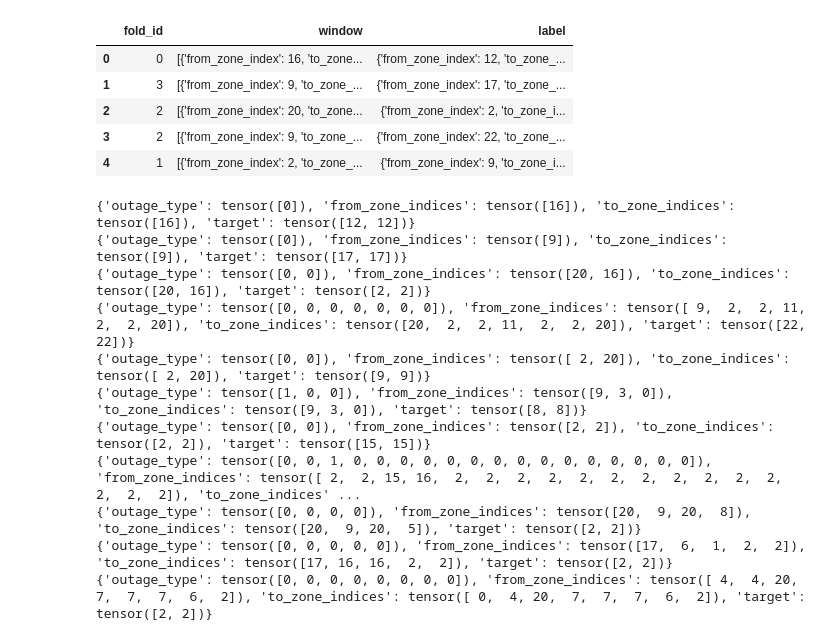
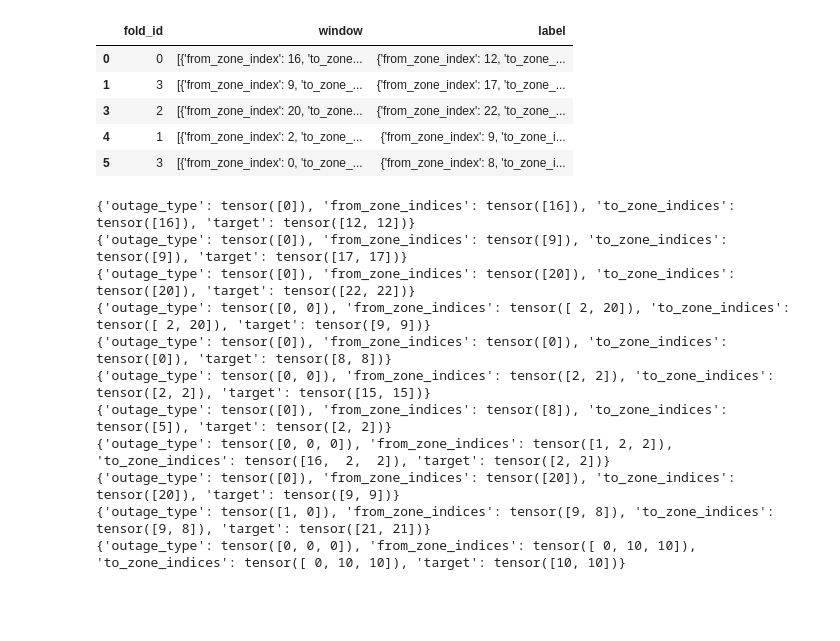
Before and after one commit to mohamad-hasan-sohan-ajini/predictive-maintenance, a Jupyter notebook: src/predictive_maintenance_xgboost_where.ipynb, the cells around one changed output. Cells and saved outputs as stored; diff of their text form; code cells hidden in the pictures; blank space fills up the shorter version.

```diff
--- a/src/predictive_maintenance_xgboost_where.ipynb
+++ b/src/predictive_maintenance_xgboost_where.ipynb
@@ -7,29 +7,30 @@ OUTPUT_DIR = Path("model_outputs")
 
 RANDOM_STATE = 42
 # %%
-dataset_path = Path("output/dataset_winsize5h_where.csv")
+dataset_path = Path("output/dataset_winsize1h_where.csv")
 # %%
 import json
 
 import pandas as pd
 
 where_df = pd.read_csv(
     dataset_path,
     dtype={"fold_id": "int64"},
     converters={
         "window": json.loads,
         "label": json.loads,
     },
 )
+where_df = where_df.loc[~where_df["is_bg"]].drop(columns="is_bg")
 
 where_df.head()
 # %% [output]
 |  | fold_id | window | label |
 | 0 | 0 | [{'from_zone_index': 16, 'to_zone... | {'from_zone_index': 12, 'to_zone_... |
 | 1 | 3 | [{'from_zone_index': 9, 'to_zone_... | {'from_zone_index': 17, 'to_zone_... |
-| 2 | 2 | [{'from_zone_index': 20, 'to_zone... | {'from_zone_index': 2, 'to_zone_i... |
-| 3 | 2 | [{'from_zone_index': 9, 'to_zone_... | {'from_zone_index': 22, 'to_zone_... |
+| 3 | 2 | [{'from_zone_index': 20, 'to_zone... | {'from_zone_index': 22, 'to_zone_... |
 | 4 | 1 | [{'from_zone_index': 2, 'to_zone_... | {'from_zone_index': 9, 'to_zone_i... |
+| 5 | 3 | [{'from_zone_index': 0, 'to_zone_... | {'from_zone_index': 8, 'to_zone_i... |
 # %%
 import torch
 from torch.nn.utils.rnn import pad_sequence
@@ -93,15 +94,15 @@ for i, sample_dict in enumerate(train_where_dataset):
 # %% [output]
 {'outage_type': tensor([0]), 'from_zone_indices': tensor([16]), 'to_zone_indices': tensor([16]), 'target': tensor([12, 12])}
 {'outage_type': tensor([0]), 'from_zone_indices': tensor([9]), 'to_zone_indices': tensor([9]), 'target': tensor([17, 17])}
-{'outage_type': tensor([0, 0]), 'from_zone_indices': tensor([20, 16]), 'to_zone_indices': tensor([20, 16]), 'target': tensor([2, 2])}
-{'outage_type': tensor([0, 0, 0, 0, 0, 0, 0]), 'from_zone_indices': tensor([ 9,  2,  2, 11,  2,  2, 20]), 'to_zone_indices': tensor([20,  2,  2, 11,  2,  2, 20]), 'target': tensor([22, 22])}
+{'outage_type': tensor([0]), 'from_zone_indices': tensor([20]), 'to_zone_indices': tensor([20]), 'target': tensor([22, 22])}
 {'outage_type': tensor([0, 0]), 'from_zone_indices': tensor([ 2, 20]), 'to_zone_indices': tensor([ 2, 20]), 'target': tensor([9, 9])}
-{'outage_type': tensor([1, 0, 0]), 'from_zone_indices': tensor([9, 3, 0]), 'to_zone_indices': tensor([9, 3, 0]), 'target': tensor([8, 8])}
+{'outage_type': tensor([0]), 'from_zone_indices': tensor([0]), 'to_zone_indices': tensor([0]), 'target': tensor([8, 8])}
 {'outage_type': tensor([0, 0]), 'from_zone_indices': tensor([2, 2]), 'to_zone_indices': tensor([2, 2]), 'target': tensor([15, 15])}
-{'outage_type': tensor([0, 0, 1, 0, 0, 0, 0, 0, 0, 0, 0, 0, 0, 0, 0, 0, 0, 0]), 'from_zone_indices': tensor([ 2,  2, 15, 16,  2,  2,  2,  2,  2,  2,  2,  2,  2,  2,  2,  2,  2,  2]), 'to_zone_indices' ...
-{'outage_type': tensor([0, 0, 0, 0]), 'from_zone_indices': tensor([20,  9, 20,  8]), 'to_zone_indices': tensor([20,  9, 20,  5]), 'target': tensor([2, 2])}
-{'outage_type': tensor([0, 0, 0, 0, 0]), 'from_zone_indices': tensor([17,  6,  1,  2,  2]), 'to_zone_indices': tensor([17, 16, 16,  2,  2]), 'target': tensor([2, 2])}
-{'outage_type': tensor([0, 0, 0, 0, 0, 0, 0, 0]), 'from_zone_indices': tensor([ 4,  4, 20,  7,  7,  7,  6,  2]), 'to_zone_indices': tensor([ 0,  4, 20,  7,  7,  7,  6,  2]), 'target': tensor([2, 2])}
+{'outage_type': tensor([0]), 'from_zone_indices': tensor([8]), 'to_zone_indices': tensor([5]), 'target': tensor([2, 2])}
+{'outage_type': tensor([0, 0, 0]), 'from_zone_indices': tensor([1, 2, 2]), 'to_zone_indices': tensor([16,  2,  2]), 'target': tensor([2, 2])}
+{'outage_type': tensor([0]), 'from_zone_indices': tensor([20]), 'to_zone_indices': tensor([20]), 'target': tensor([9, 9])}
+{'outage_type': tensor([1, 0]), 'from_zone_indices': tensor([9, 8]), 'to_zone_indices': tensor([9, 8]), 'target': tensor([21, 21])}
+{'outage_type': tensor([0, 0, 0]), 'from_zone_indices': tensor([ 0, 10, 10]), 'to_zone_indices': tensor([ 0, 10, 10]), 'target': tensor([10, 10])}
 # %%
 import torch.nn as nn
 
```
Also changed, not shown: parts of 3 cells of this notebook.
